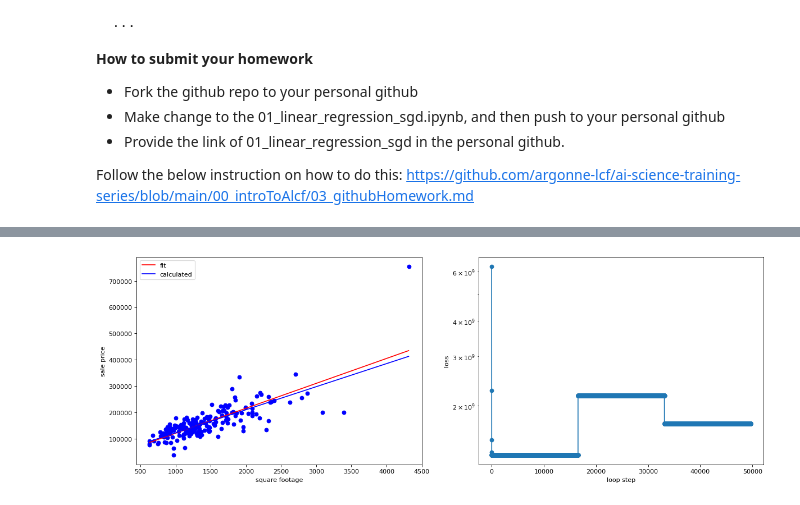
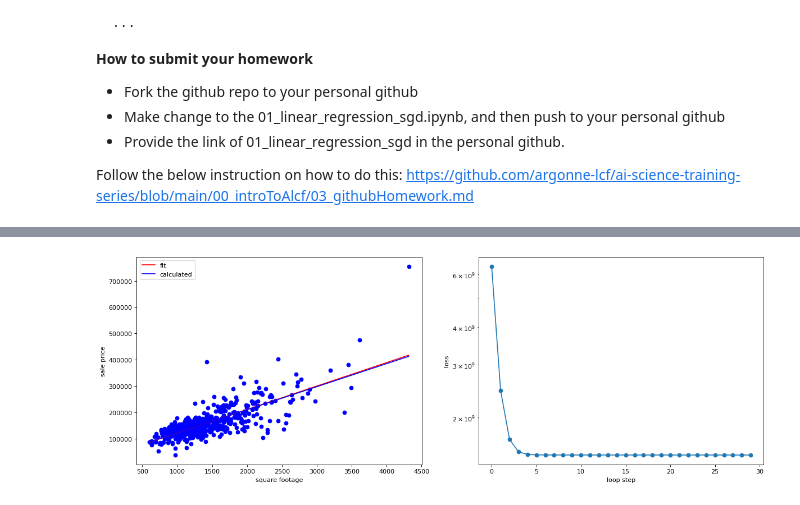
Before and after one commit to argonne-lcf/ai-science-training-series, a Jupyter notebook: 01_intro_AI_on_Supercomputer/01_linear_regression_sgd.ipynb, the cells around one changed output, grey strips where cells are left out. Saved outputs shown, nothing was run; the diff lists cells and outputs as text; code cells hidden in the pictures.

Commit message:
Homework 01 (SGD Linear Regression) - Base Assignment Complete

```diff
--- a/01_intro_AI_on_Supercomputer/01_linear_regression_sgd.ipynb
+++ b/01_intro_AI_on_Supercomputer/01_linear_regression_sgd.ipynb
@@ -430,7 +432,7 @@ def update_intercept(x,y,m,b,learning_rate):
    dL_db = np.mean(dL_db)
    return b - learning_rate * dL_db
 
-def linear_regression_using_sgd(data, no_of_batches=8):
+def linear_regression_using_sgd(data, batch_size):
   # set our initial slope and intercept
   m = 5.
   b = 1000.
@@ -442,41 +444,37 @@ def linear_regression_using_sgd(data, no_of_batches=8):
 
   # partition data into batches
   # set batch size and convert panda data to numpy arrays, one for the "Ground Living Area" and one for "Sale Price"
-
-  batch_size = len(data.sample(frac=1/no_of_batches)['GrLivArea'].to_numpy())
-  data_size  = len(data['GrLivArea'].to_numpy())
+  #batch_size = len(data.sample(frac=1/no_of_batches)['GrLivArea'].to_numpy())
+  loop_N = 30*(len(data['GrLivArea'].to_numpy())//batch_size)
 
   #epochs = 30 * data_size//(batch_size*no_of_batches)
   #total_num_steps (16,530=30*551) = num_epoch (30) * steps_per_epoch (no_of_batches * batch_size)
-  epochs = 30
   #steps_per_epoch = no_of_batches * batch_size
   #total_steps     = epochs * steps_per_epoch
-  step = 0
-  for batch in range(no_of_batches):
-    #sample new data
-    data_batch = data.sample(frac=1/no_of_batches)
-    data_x = data_batch['GrLivArea'].to_numpy()
-    data_y = data_batch['SalePrice'].to_numpy()
+  epochs = 30
+  data_batch = data.sample(n=batch_size)
+  data_x = data_batch['GrLivArea'].to_numpy()
+  data_y = data_batch['SalePrice'].to_numpy()
 
-    for i in range(epochs * batch_size * no_of_batches):
-      step += 1
-      # update our slope and intercept based on the current values
-      m = update_slope(data_x, data_y, m, b, learning_rate_m)
-      b = update_intercept(data_x, data_y, m, b, learning_rate_b)
+  print(f"loop_N: {loop_N}")
+  for step in range(loop_N):
+    # update our slope and intercept based on the current values
+    m = update_slope(data_x, data_y, m, b, learning_rate_m)
+    b = update_intercept(data_x, data_y, m, b, learning_rate_b)
 
-      # calculate the loss value
-      loss_value = np.mean( loss(data_x, data_y, m, b) )
-      # keep a history of our loss values
-      loss_history.append(loss_value)
+    # calculate the loss value
+    loss_value = np.mean( loss(data_x, data_y, m, b) )
+    # keep a history of our loss values
+    loss_history.append(loss_value)
 
-    if (True):
-      vizualize_progress(batch, step, m, b, fixture['m'], fixture['b'], loss_value, data_x, data_y, loss_history, epochs, batch_size, no_of_batches)
+    if (step % 20 == 0 or step == loop_N - 1):
+      vizualize_progress(step, m, b, fixture['m'], fixture['b'], loss_value, data_x, data_y, loss_history, epochs, batch_size)
 
 
-def vizualize_progress(batch,step,m,b,m_calc,b_calc,loss_value,data_x,data_y,loss_history,epochs,batch_size,no_of_batches):
+def vizualize_progress(step,m,b,m_calc,b_calc,loss_value,data_x,data_y,loss_history,epochs,batch_size):
   # print our progress
-  print(f"Calculating SGD over {epochs} epochs with a batch_size of #{batch_size} * {no_of_batches} batches = {batch_size * no_of_batches} steps.")
-  print(f"[{batch}.{step}]  dy_i = {round(m)} * x + {round(b)}     previously calculated: y_i = {round(fixture['m'])} * x + {round(fixture['b'])}\
+  print(f"Calculating SGD over {epochs} epochs with a batch_size of {batch_size}.")
+  print(f"[{step}]  dy_i = {round(m)} * x + {round(b)}     previously calculated: y_i = {round(fixture['m'])} * x + {round(fixture['b'])}\
        loss: {round(loss_value)}")
 
   # close/delete previous plots
@@ -514,6 +512,6 @@ def vizualize_progress(batch,step,m,b,m_calc,b_calc,loss_value,data_x,data_y,los
   ipydis.clear_output(wait=True)
 
 # run
-no_of_batches = 3
-linear_regression_using_sgd(data, no_of_batches)
+target_batch_sizes = [32, 64, 128, 256, 512]
+linear_regression_using_sgd(data, target_batch_sizes[-1])
 # %% [output]
@@ -522 +520 @@ Calculating SGD over 30 epochs with a batch_size of #184 * 3 batches = 552 steps
-[figure, old version]
+[figure, new version]
```
Also changed, not shown: parts of 4 cells of this notebook.
